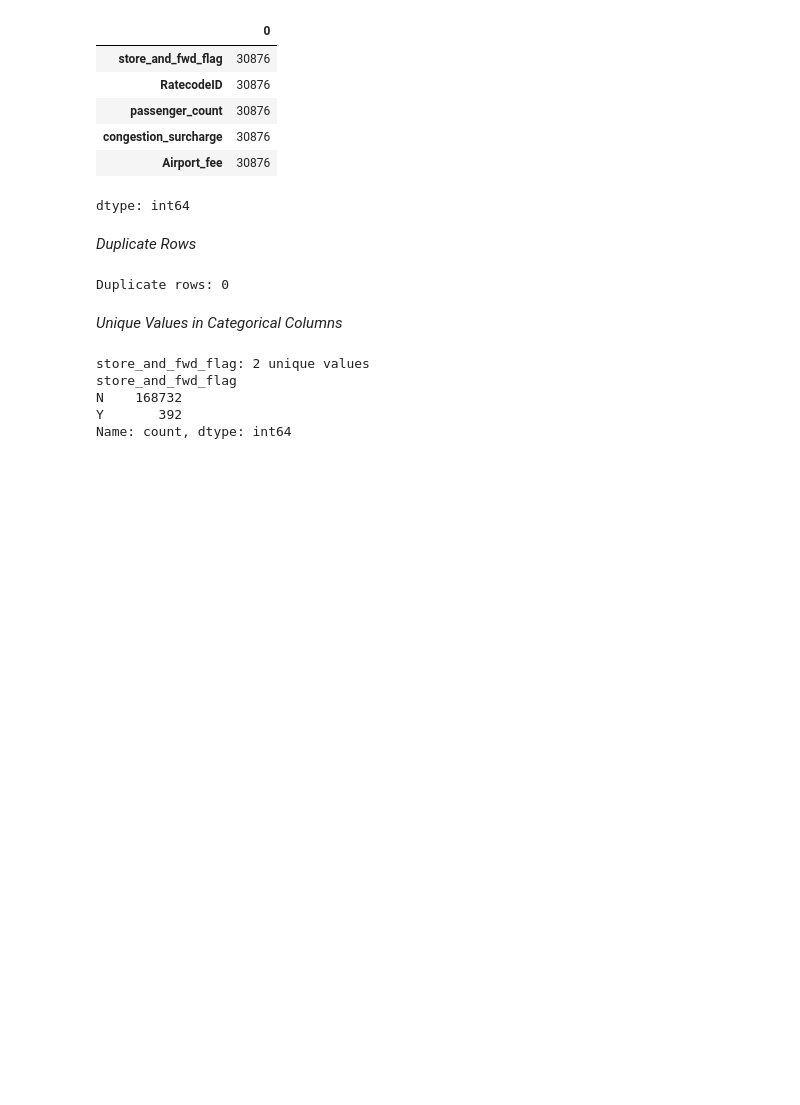
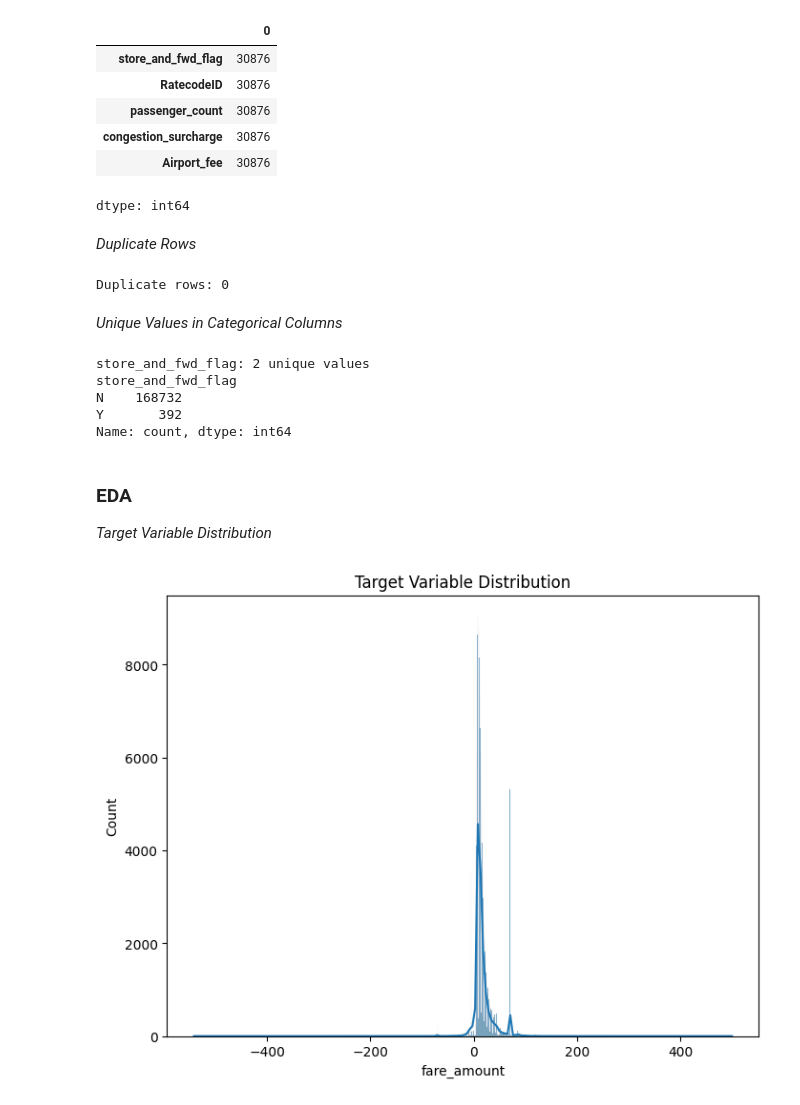
Before and after one commit to mdmohsin212/ai-ml-prep-lab, a Jupyter notebook: 04_Machine Learning/regression.ipynb, the cells around one changed output. Drawn from its saved outputs; the diff is of its cells as text; code cells hidden in the pictures; blank space fills up the shorter version.

```diff
--- a/04_Machine Learning/regression.ipynb
+++ b/04_Machine Learning/regression.ipynb
@@ -160,3 +160,16 @@ store_and_fwd_flag
 N    168732
 Y       392
 Name: count, dtype: int64
+# %% [markdown]
+### EDA
+
+_Target Variable Distribution_
+# %%
+TARGET = "fare_amount"
+plt.figure(figsize=(8, 6))
+
+sns.histplot(df[TARGET], kde=True)
+plt.title("Target Variable Distribution")
+plt.show()
+# %% [output]
+[figure, added]
```
Also changed, not shown: parts of 9 cells of this notebook.
